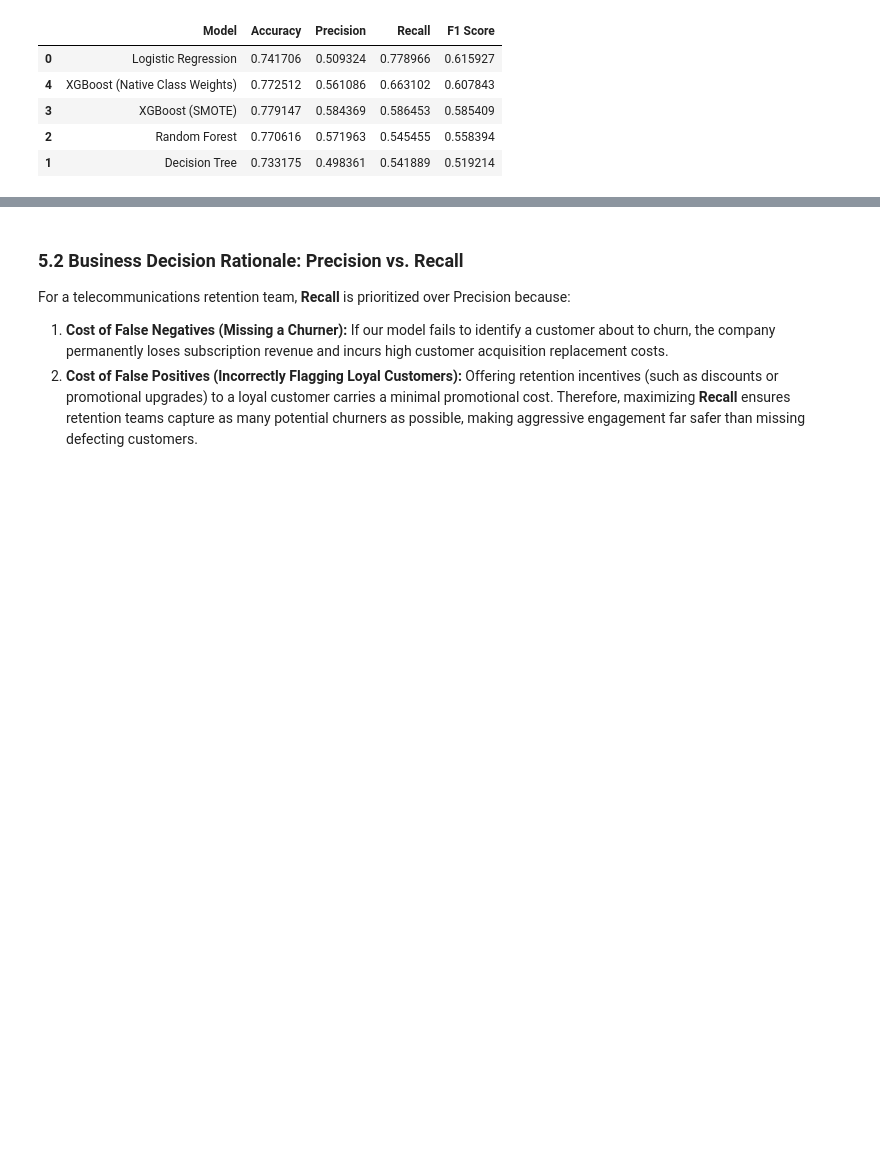
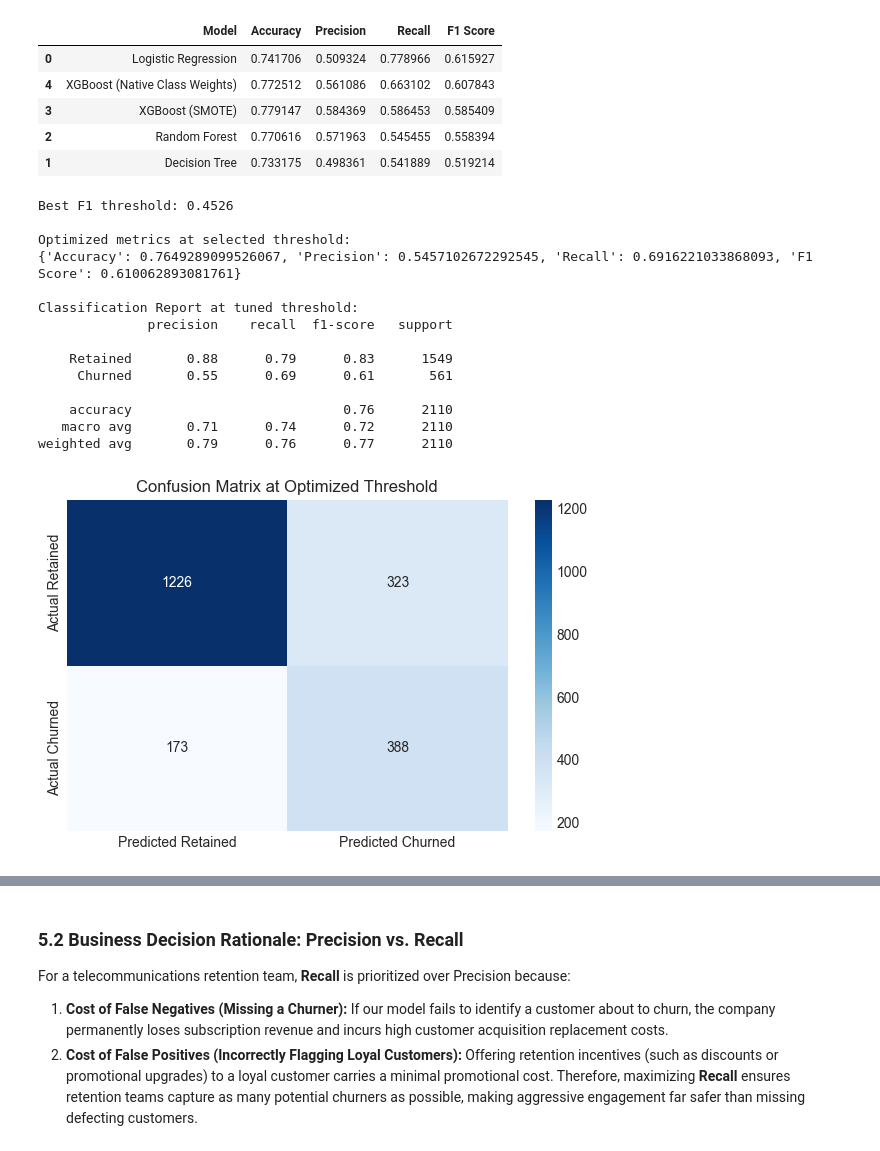
Before and after one commit to harshitbh/telco-customer-churn-ml, a Jupyter notebook: notebook/Customer_Churn_Analysis.ipynb, the cells around one changed output, grey strips where cells are left out. Cells and saved outputs as stored; diff of their text form; code cells hidden in the pictures; blank space fills up the shorter version.

```diff
--- a/notebook/Customer_Churn_Analysis.ipynb
+++ b/notebook/Customer_Churn_Analysis.ipynb
@@ -5,15 +5,28 @@
 ### 1.1 Loading Libraries and Dataset
 # %%
 # Import essential libraries for data manipulation and visualization
+from pathlib import Path
 import pandas as pd
 import numpy as np
 import matplotlib.pyplot as plt
 import seaborn as sns
 import os
 
-# Load the Telco Customer Churn dataset from the local directory
-df = pd.read_csv('data/TelcoCustomerChurn.csv')
+# Resolve the dataset path robustly whether the notebook is run from the repo root or the notebook folder
+candidates = [
+    Path.cwd() / 'data' / 'TelcoCustomerChurn.csv',
+    Path.cwd().parent / 'data' / 'TelcoCustomerChurn.csv',
+    Path.cwd().parent.parent / 'data' / 'TelcoCustomerChurn.csv'
+]
 
+data_path = next((p for p in candidates if p.exists()), candidates[0])
+if not data_path.exists():
+    raise FileNotFoundError(f"Dataset not found. Checked: {candidates}")
+
+# Load the Telco Customer Churn dataset from the resolved path
+df = pd.read_csv(data_path)
+
+print("Dataset Path:", data_path)
 print("Initial Dataset Shape:", df.shape)
 print("\nFirst 3 rows of the dataset:")
 display(df.head(3))
@@ -395,3 +409,54 @@ final_pipeline = xgb_native_pipeline if f1_score(y_test, y_pred_native) > f1_sco
 | 3 | XGBoost (SMOTE) | 0.779147 | 0.584369 | 0.586453 | 0.585409 |
 | 2 | Random Forest | 0.770616 | 0.571963 | 0.545455 | 0.558394 |
 | 1 | Decision Tree | 0.733175 | 0.498361 | 0.541889 | 0.519214 |
+# %%
+from sklearn.metrics import confusion_matrix, classification_report
+
+# Use the final model's probability estimates to find the threshold that maximizes F1-score
+final_model = final_pipeline
+y_prob = final_model.predict_proba(X_test)[:, 1]
+precision, recall, thresholds = precision_recall_curve(y_test, y_prob)
+
+# precision_recall_curve returns precision/recall paired with thresholds; calculate F1 for each threshold
+f1_scores = 2 * precision[:-1] * recall[:-1] / (precision[:-1] + recall[:-1] + 1e-9)
+best_idx = np.argmax(f1_scores)
+best_threshold = thresholds[best_idx]
+y_pred_opt = (y_prob >= best_threshold).astype(int)
+
+print(f"Best F1 threshold: {best_threshold:.4f}")
+print("\nOptimized metrics at selected threshold:")
+print({
+    'Accuracy': accuracy_score(y_test, y_pred_opt),
+    'Precision': precision_score(y_test, y_pred_opt),
+    'Recall': recall_score(y_test, y_pred_opt),
+    'F1 Score': f1_score(y_test, y_pred_opt)
+})
+
+print("\nClassification Report at tuned threshold:")
+print(classification_report(y_test, y_pred_opt, target_names=['Retained', 'Churned']))
+
+# Confusion matrix for business interpretation
+conf_matrix = confusion_matrix(y_test, y_pred_opt)
+plt.figure(figsize=(6, 4))
+sns.heatmap(conf_matrix, annot=True, fmt='d', cmap='Blues',
+            xticklabels=['Predicted Retained', 'Predicted Churned'],
+            yticklabels=['Actual Retained', 'Actual Churned'])
+plt.title('Confusion Matrix at Optimized Threshold')
+plt.tight_layout()
+plt.show()
+# %% [output]
+Best F1 threshold: 0.4526
+
+Optimized metrics at selected threshold:
+{'Accuracy': 0.7649289099526067, 'Precision': 0.5457102672292545, 'Recall': 0.6916221033868093, 'F1 Score': 0.610062893081761}
+
+Classification Report at tuned threshold:
+              precision    recall  f1-score   support
+
+    Retained       0.88      0.79      0.83      1549
+     Churned       0.55      0.69      0.61       561
+
+    accuracy                           0.76      2110
+   macro avg       0.71      0.74      0.72      2110
+weighted avg       0.79      0.76      0.77      2110
+[figure, added]
```
Also changed, not shown: parts of 5 cells of this notebook, 2 other files.
